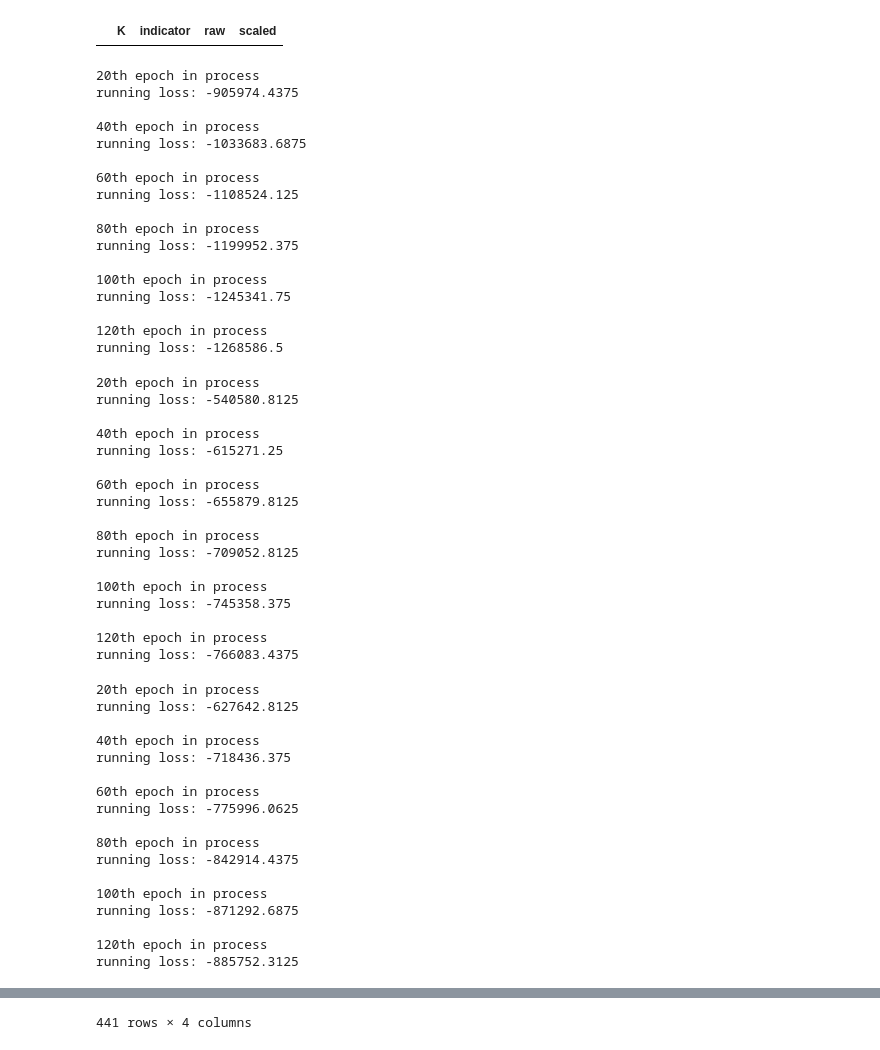
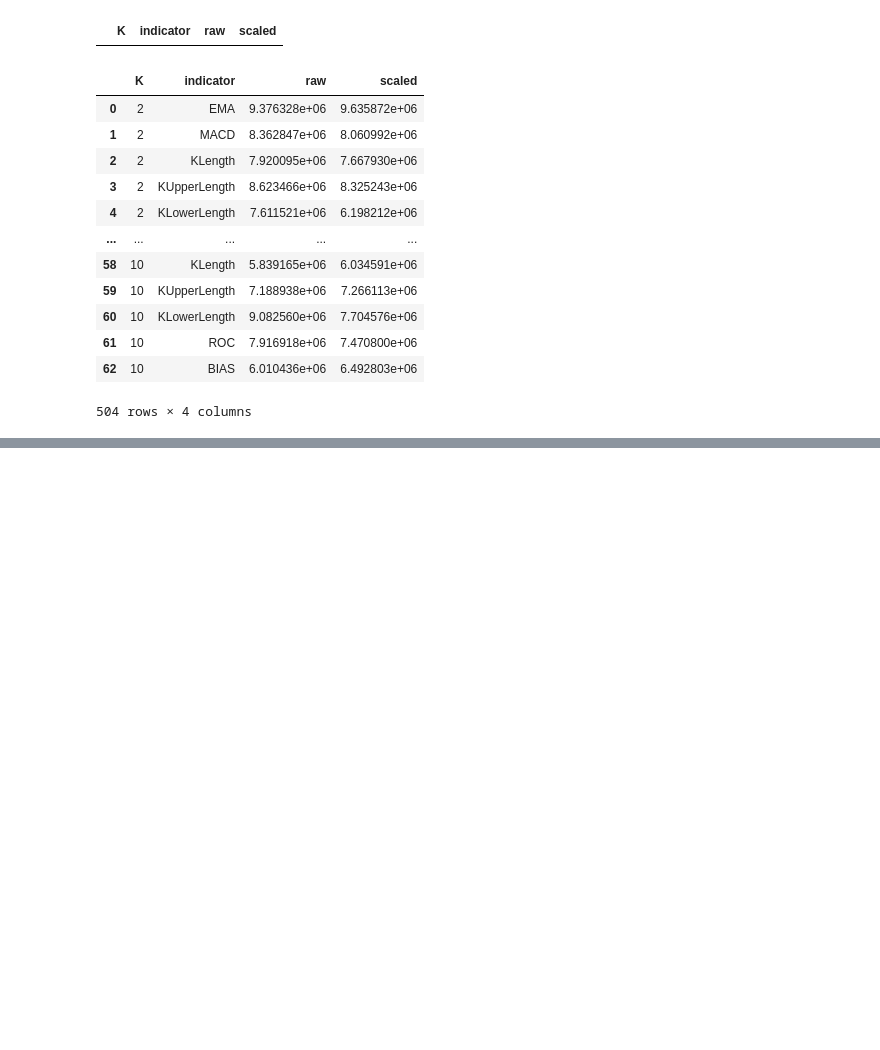
Before and after one commit to reyllama/TTIO, a Jupyter notebook: 07_BackTest.ipynb, the cells around one changed output, grey strips where cells are left out. Drawn from its saved outputs; the diff is of its cells as text; code cells hidden in the pictures; blank space fills up the shorter version.

```diff
--- a/07_BackTest.ipynb
+++ b/07_BackTest.ipynb
@@ -17,8 +21,11 @@ Drive already mounted at /content/drive; to attempt to forcibly remount, call dr
 data = pd.read_csv("/content/drive/My Drive/core_stocks.csv", dtype={'stock_id': str})
 data['stock_id'] = data['stock_id'].astype(str)
 # %%
-def data_preparer(n=1, n_epochs=120, lr=0.05, silent=False):
-    path = "/content/drive/My Drive/corr{0}.csv".format(n)
+def data_preparer(n=1, n_epochs=120, lr=0.05, silent=False, corr=True):
+    if corr:
+        path = "/content/drive/My Drive/corr{0}.csv".format(n)
+    if not corr:
+        path = "/content/drive/My Drive/cov{0}.csv".format(n)
     df = pd.read_csv(path)
     df = df.set_index(keys='stock_id')
     df.columns = df.columns.astype(str)
@@ -47,5 +54,3 @@ def data_preparer(n=1, n_epochs=120, lr=0.05, silent=False):
     embeddings = get_embeddings(corr_df=df, n_epochs=n_epochs, lr=lr, silent=silent)
 
     return df, embeddings, st, ed
-# %%
-df, embeddings, st, ed = data_preparer(n=1, n_epochs=120, lr=0.05)
@@ -262,59 +288,21 @@ output
 # %%
 for n_ in range(1, 9):
 
-    df, embeddings, st, ed = data_preparer(n=n_, n_epochs=120, lr=0.05, silent=True)
-    result_dict = comprehensive_backtest(data=data, corr_df=df, start=st, end=ed, window=62, embeddings=embeddings, e=5, silent=True)
+    df, embeddings, st, ed = data_preparer(n=n_, n_epochs=100, lr=0.05, silent=True, corr=True)
+    result_dict = K_selector(data=data, corr_df=df, start=st, end=ed, window=62, embeddings=embeddings, e=15, silent=True)
     output = pd.concat([output, pd.DataFrame(data=result_dict)])
 output
 # %% [output]
+|  | K | indicator | raw | scaled |
+| 0 | 2 | EMA | 9.376328e+06 | 9.635872e+06 |
+| 1 | 2 | MACD | 8.362847e+06 | 8.060992e+06 |
+| 2 | 2 | KLength | 7.920095e+06 | 7.667930e+06 |
+| 3 | 2 | KUpperLength | 8.623466e+06 | 8.325243e+06 |
+| 4 | 2 | KLowerLength | 7.611521e+06 | 6.198212e+06 |
+| ... | ... | ... | ... | ... |
+| 58 | 10 | KLength | 5.839165e+06 | 6.034591e+06 |
+| 59 | 10 | KUpperLength | 7.188938e+06 | 7.266113e+06 |
+| 60 | 10 | KLowerLength | 9.082560e+06 | 7.704576e+06 |
+| 61 | 10 | ROC | 7.916918e+06 | 7.470800e+06 |
+| 62 | 10 | BIAS | 6.010436e+06 | 6.492803e+06 |
-20th epoch in process
-running loss: -905974.4375
-
-40th epoch in process
-running loss: -1033683.6875
-
-60th epoch in process
-running loss: -1108524.125
-
-80th epoch in process
-running loss: -1199952.375
-
-100th epoch in process
-running loss: -1245341.75
-
-120th epoch in process
-running loss: -1268586.5
+504 rows × 4 columns
-20th epoch in process
-running loss: -540580.8125
-
-40th epoch in process
-running loss: -615271.25
-
-60th epoch in process
-running loss: -655879.8125
-
-80th epoch in process
-running loss: -709052.8125
-
-100th epoch in process
-running loss: -745358.375
-
-120th epoch in process
-running loss: -766083.4375
-20th epoch in process
-running loss: -627642.8125
-
-40th epoch in process
-running loss: -718436.375
-
-60th epoch in process
-running loss: -775996.0625
-
-80th epoch in process
-running loss: -842914.4375
-
-100th epoch in process
-running loss: -871292.6875
-
-120th epoch in process
-running loss: -885752.3125
@@ -401 +308,0 @@ running loss: -739539.9375
-441 rows × 4 columns
```
Also changed, not shown: parts of 20 cells of this notebook.
